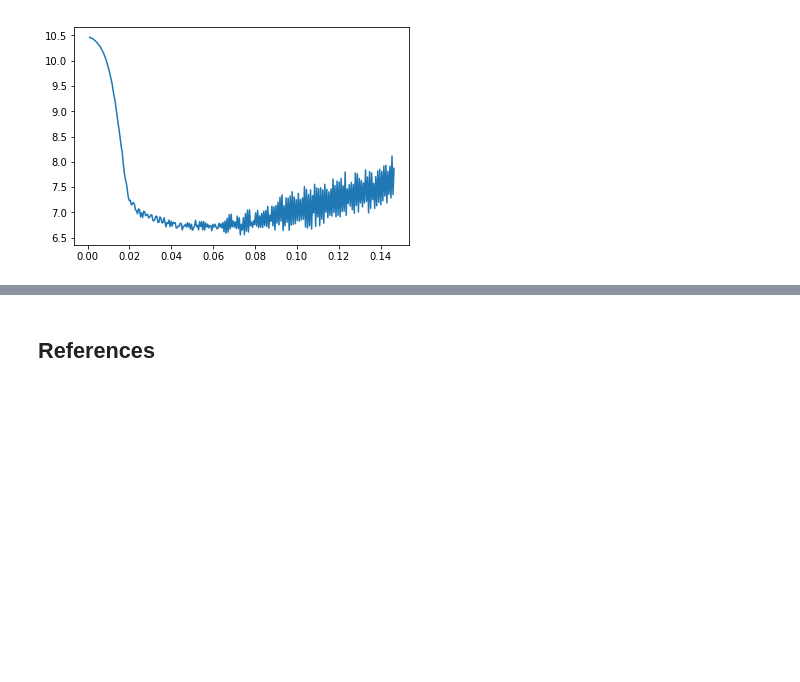
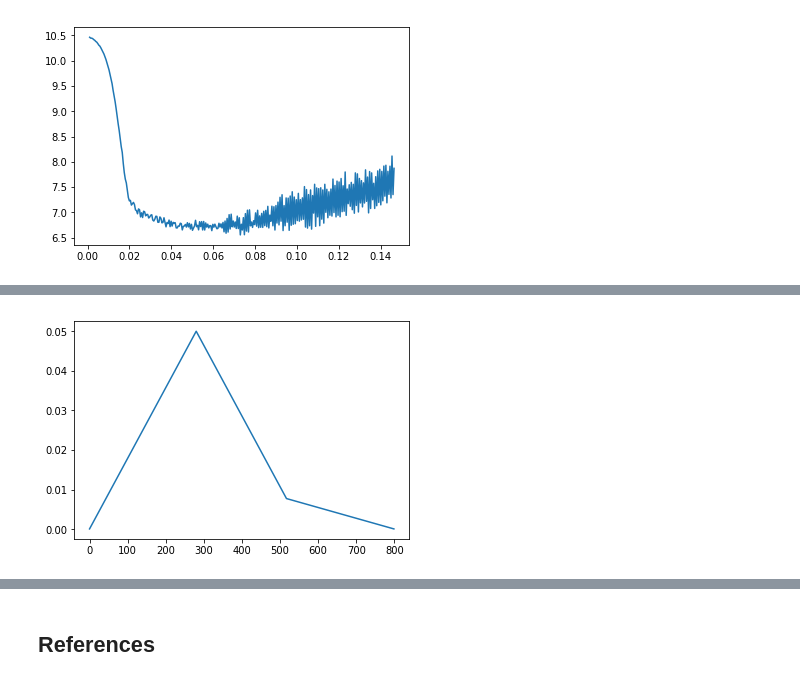
Before and after one commit to yanneta/ML-notebooks, a Jupyter notebook: neural-language-model.ipynb, the cells around one changed output, grey strips where cells are left out. Drawn from its saved outputs; the diff is of its cells as text; code cells hidden in the pictures; blank space fills up the shorter version.

```diff
--- a/neural-language-model.ipynb
+++ b/neural-language-model.ipynb
@@ -396,10 +409,12 @@ def get_triangular_lr2(lr_low, lr_high, iterations):
     lrs3 = [lrs2[-1] - i*(delta2) for i in range(1, iter3+1)]
     return lrs1+lrs2+lrs3
 # %%
-lrs = get_triangular_lr2(lr_low=1e-4, lr_high=0.05, iterations=)
+lrs = get_triangular_lr2(lr_low=1e-4, lr_high=0.05, iterations=800)
 # %%
-plt.plot(0:len(lrs), lrs)
+plt.plot(list(range(len(lrs))), lrs)
 plt.show()
+# %% [output]
+[figure, added]
 # %%
 import time
 def train_triangular_policy(model, epochs=4, lr_low=1e-4, lr_high=0.05):
```
Also changed, not shown: parts of 4 cells of this notebook.
